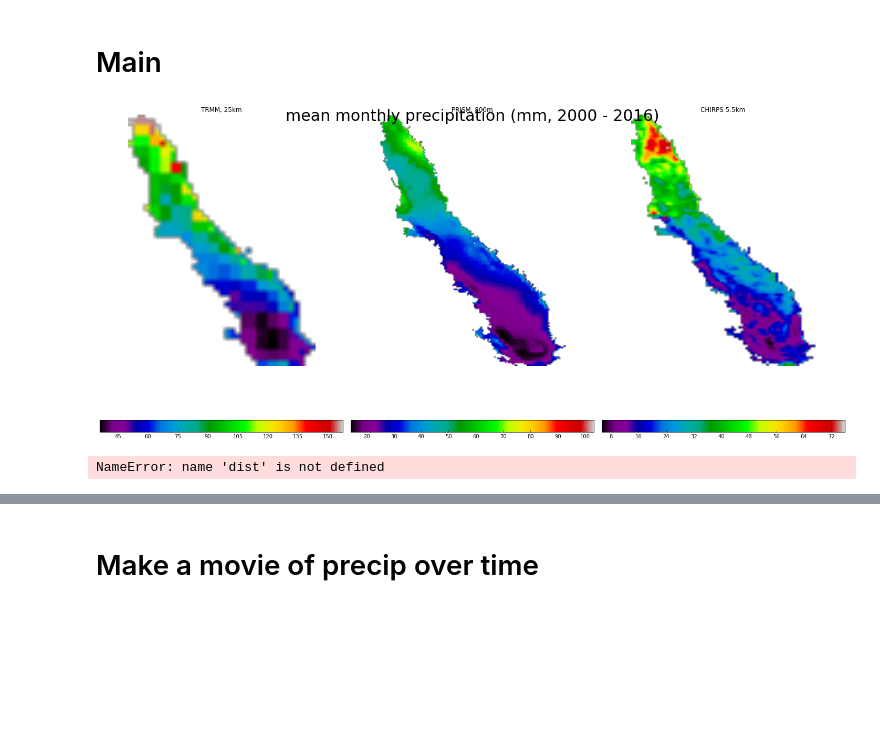
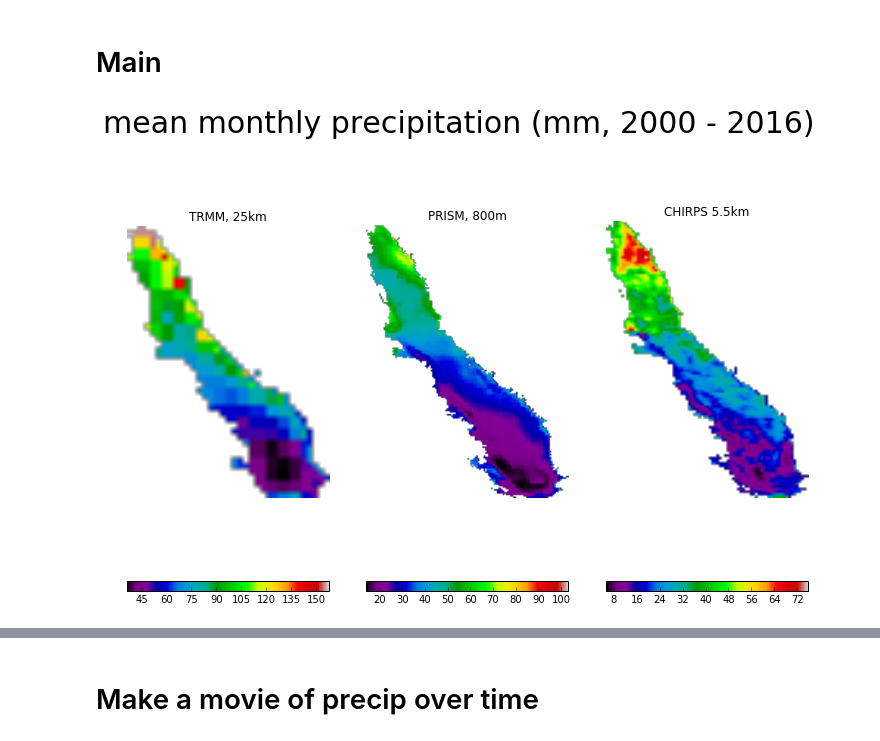
Before and after one commit to kashingtonDC/gee, a Jupyter notebook: precipitation.ipynb, the cells around one changed output, grey strips where cells are left out. Drawn from its saved outputs; the diff is of its cells as text; code cells hidden in the pictures; blank space fills up the shorter version.

```diff
--- a/precipitation.ipynb
+++ b/precipitation.ipynb
@@ -169,37 +169,32 @@ trmm = main(years, sats[0])
 pris = main(years, sats[1])
 chrps = main(years, sats[2])
 # %%
-f = plt.figure(figsize=(20,10))
+f = plt.figure(figsize=(10,8))
 
 plt.suptitle("mean monthly precipitation (mm, 2000 - 2016)", size = 30)
 
 plt.subplot(1,3,1)
 plt.imshow(np.mean(trmm, axis = 2)*8,cmap = plt.get_cmap("spectral"))
 plt.colorbar(orientation='horizontal')
 plt.title("TRMM, 25km")
 plt.axis('off')
 
 plt.subplot(1,3,2)
 plt.imshow(np.mean(pris, axis = 2),cmap = plt.get_cmap("spectral"))
 plt.title("PRISM, 800m")
 plt.colorbar(orientation='horizontal')
 plt.axis('off')
 
 plt.subplot(1,3,3)
 plt.imshow(np.mean(chrps, axis = 2),cmap = plt.get_cmap("spectral"))
 plt.title("CHIRPS 5.5km")
 plt.colorbar(orientation='horizontal')
 plt.axis('off')
 plt.tight_layout()
 
 plt.show()
 # %% [output]
-[figure, old version]
+[figure, new version]
-# %%
-plt.hist(dist, bins = 50)
-plt.show()
-# %% [output]
-NameError: name 'dist' is not defined
 # %%
 def timeseries(years, product):
     finals = []
```
Also changed, not shown: parts of 1 cell of this notebook, 4 other files.
